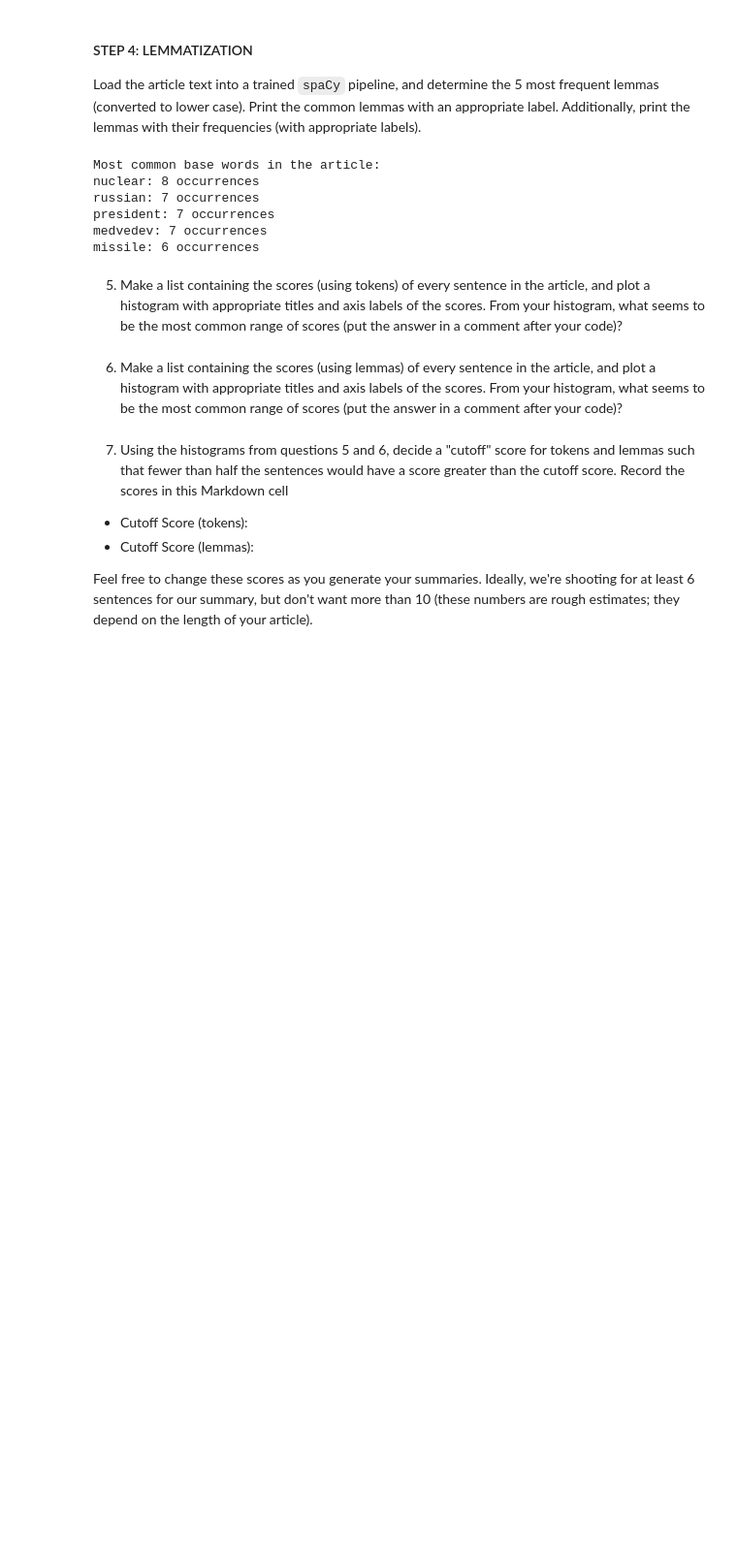
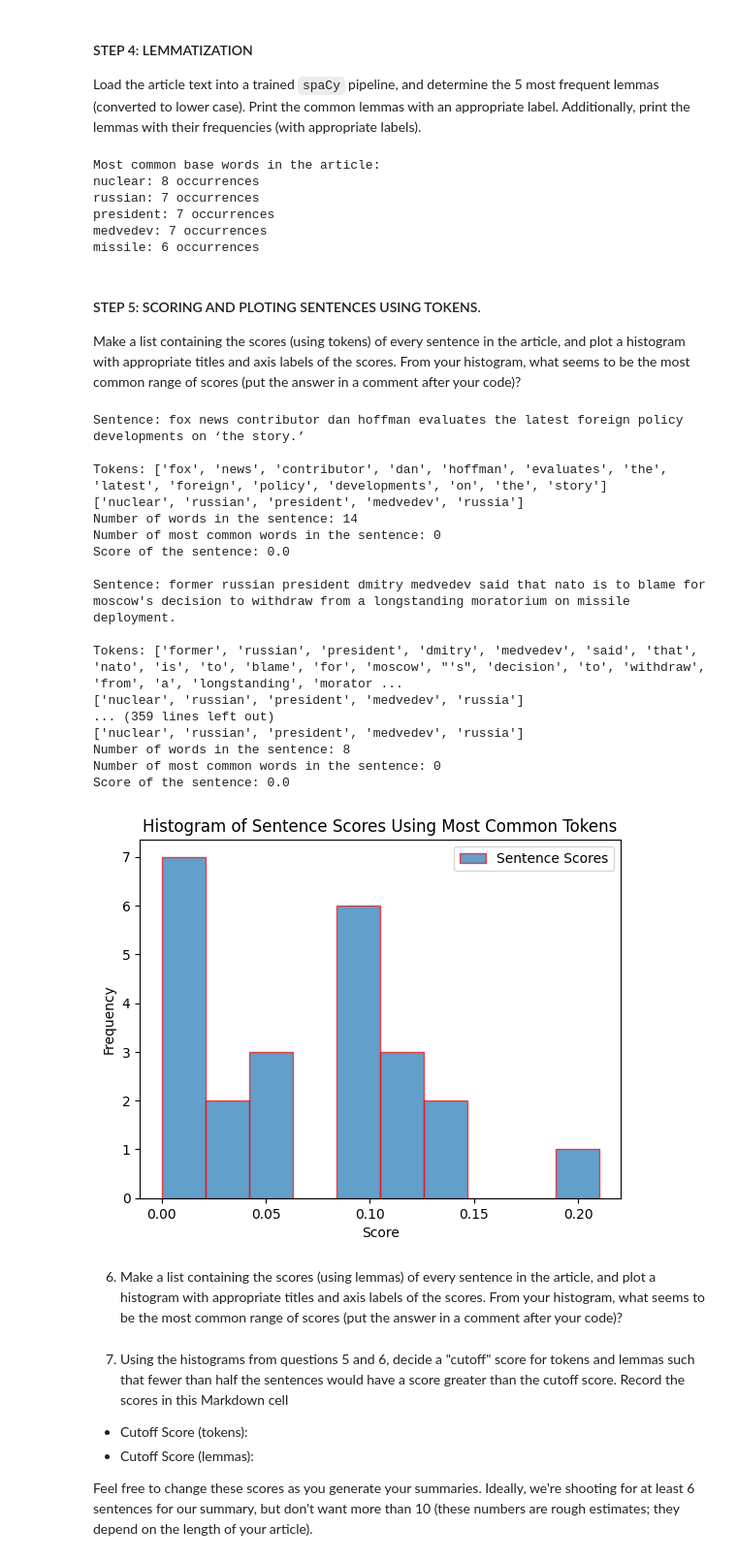
Before and after one commit to kwameape123/module7-final_project, a Jupyter notebook: article-summarizer.ipynb, the cells around one changed output. Shown: that part at 97% size. Cells and saved outputs as stored; diff of their text form; code cells hidden in the pictures; blank space fills up the shorter version.

Commit message:
scoring_by_token

```diff
--- a/article-summarizer.ipynb
+++ b/article-summarizer.ipynb
@@ -302,7 +302,72 @@ president: 7 occurrences
 medvedev: 7 occurrences
 missile: 6 occurrences
 # %% [markdown]
-5. Make a list containing the scores (using tokens) of every sentence in the article, and plot a histogram with appropriate titles and axis labels of the scores. From your histogram, what seems to be the most common range of scores (put the answer in a comment after your code)?
+#### STEP 5: SCORING AND PLOTING SENTENCES USING TOKENS.
+Make a list containing the scores (using tokens) of every sentence in the article, and plot a histogram with appropriate titles and axis labels of the scores. From your histogram, what seems to be the most common range of scores (put the answer in a comment after your code)?
+# %%
+# define a function to score the sentences in the article by the most common tokens
+# get only words from most_common_words
+most_common_words = [word for word, count in word_counts.most_common(5)]
+
+def score_sentences_by_common_tokens(doc, most_common_words):
+    scores = []
+    for sent in doc.sents:
+        sentence = sent.text
+        # print the sentence
+        print(f"Sentence: {sentence}")
+        # print the tokens in the sentence
+        print("Tokens:", [token.text for token in sent if not token.is_punct and not token.is_space])
+        # print the most common words in the article.
+        print(most_common_words)
+        # print count of words in the sentence
+        num_of_words = len([token for token in sent if not token.is_punct and not token.is_space])
+        print(f"Number of words in the sentence: {num_of_words}")
+        # print count of most common words in the sentence
+        sent_most_common_words = [token.text.lower() for token in sent if token.text.lower() in most_common_words]
+        count_sent_most_common_words = len(sent_most_common_words)
+        print(f"Number of most common words in the sentence: {count_sent_most_common_words}")
+        # print the score of the sentence which is the count of the most common words in the sentence
+        # divided by the number of words in the sentence rounded to 2 decimal places
+        score = round(count_sent_most_common_words / num_of_words, 2) if num_of_words > 0 else 0
+        print(f"Score of the sentence: {score}")
+        print()
+        # append the sentence and its score to the scores list
+        scores.append(score)
+    return scores
+
+# score each sentence in the article using the score_sentences_by_common_tokens function
+score_sentences_by_common_tokens(doc, most_common_words)
+
+# plot a histogram of the scores of the sentences
+scores = score_sentences_by_common_tokens(doc, most_common_words)
+plt.hist(scores, bins=10, edgecolor='red', alpha=0.7, label='Sentence Scores')
+plt.title('Histogram of Sentence Scores Using Most Common Tokens')
+plt.xlabel('Score')
+plt.ylabel('Frequency')
+plt.legend()
+plt.show()
+# From the histogram, the most common range of scores seems to be between 0.05 and 0.15, indicating that most sentences have a low score based on the presence of the most common words.
+# The scores are generally low, suggesting that the most common words are not frequently used in the sentences of the article.
+# This could be due to the nature of the article or the specific words chosen as "most common."
+# %% [output]
+Sentence: fox news contributor dan hoffman evaluates the latest foreign policy developments on ‘the story.’
+
+Tokens: ['fox', 'news', 'contributor', 'dan', 'hoffman', 'evaluates', 'the', 'latest', 'foreign', 'policy', 'developments', 'on', 'the', 'story']
+['nuclear', 'russian', 'president', 'medvedev', 'russia']
+Number of words in the sentence: 14
+Number of most common words in the sentence: 0
+Score of the sentence: 0.0
+
+Sentence: former russian president dmitry medvedev said that nato is to blame for moscow's decision to withdraw from a longstanding moratorium on missile deployment.
+
+Tokens: ['former', 'russian', 'president', 'dmitry', 'medvedev', 'said', 'that', 'nato', 'is', 'to', 'blame', 'for', 'moscow', "'s", 'decision', 'to', 'withdraw', 'from', 'a', 'longstanding', 'morator ...
+['nuclear', 'russian', 'president', 'medvedev', 'russia']
+... (359 lines left out)
+['nuclear', 'russian', 'president', 'medvedev', 'russia']
+Number of words in the sentence: 8
+Number of most common words in the sentence: 0
+Score of the sentence: 0.0
+[figure, added]
 # %% [markdown]
 6. Make a list containing the scores (using lemmas) of every sentence in the article, and plot a histogram with appropriate titles and axis labels of the scores.  From your histogram, what seems to be the most common range of scores (put the answer in a comment after your code)?
 # %% [markdown]
```
